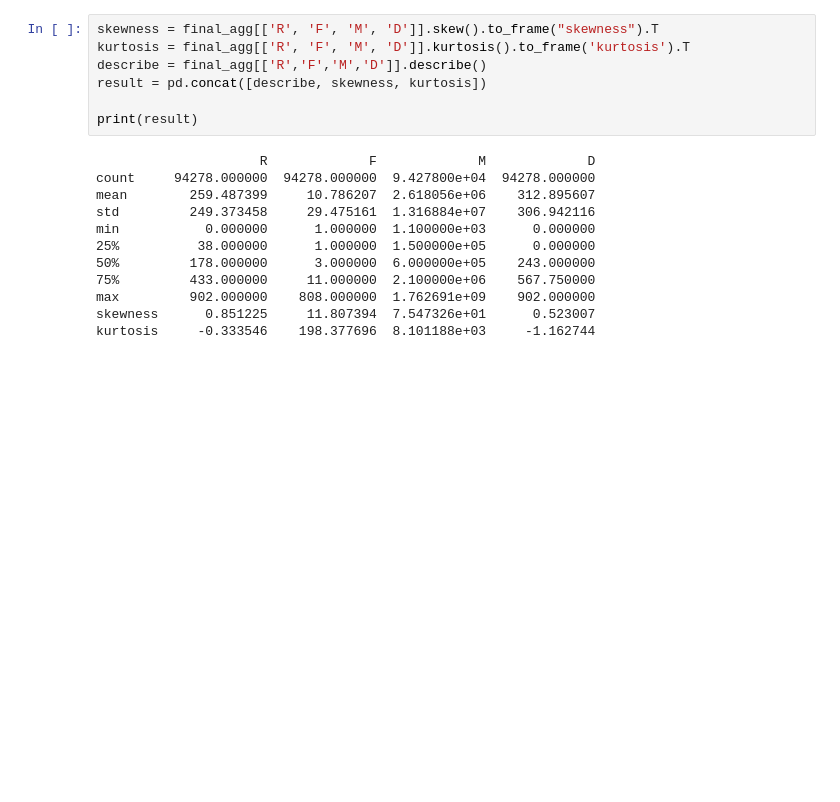
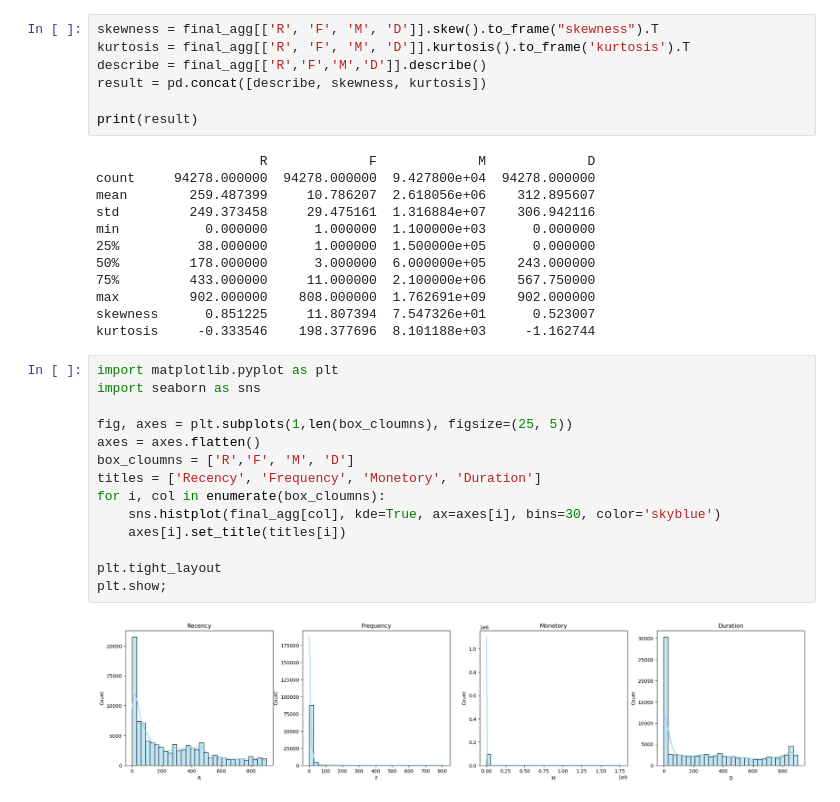
Before and after one commit to nobleyam/Customer-Behavioral-Segmentation-and-Profiling, a Jupyter notebook: final prap.ipynb, the cells around one changed output. Cells and saved outputs as stored; diff of their text form; blank space fills up the shorter version.

```diff
--- a/final prap.ipynb
+++ b/final prap.ipynb
@@ -206,3 +196,19 @@ min           0.000000      1.000000  1.100000e+03      0.000000
 max         902.000000    808.000000  1.762691e+09    902.000000
 skewness      0.851225     11.807394  7.547326e+01      0.523007
 kurtosis     -0.333546    198.377696  8.101188e+03     -1.162744
+# %%
+import matplotlib.pyplot as plt
+import seaborn as sns
+
+fig, axes = plt.subplots(1,len(box_cloumns), figsize=(25, 5))
+axes = axes.flatten()
+box_cloumns = ['R','F', 'M', 'D']
+titles = ['Recency', 'Frequency', 'Monetory', 'Duration']
+for i, col in enumerate(box_cloumns):
+    sns.histplot(final_agg[col], kde=True, ax=axes[i], bins=30, color='skyblue')
+    axes[i].set_title(titles[i])
+
+plt.tight_layout
+plt.show;
+# %% [output]
+[figure, added]
```
Also changed, not shown: parts of 2 cells of this notebook.
